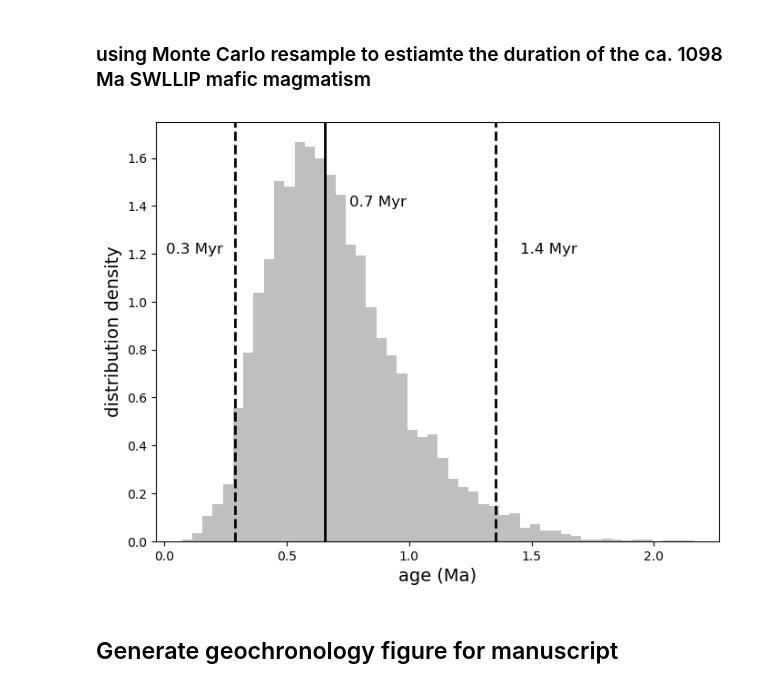
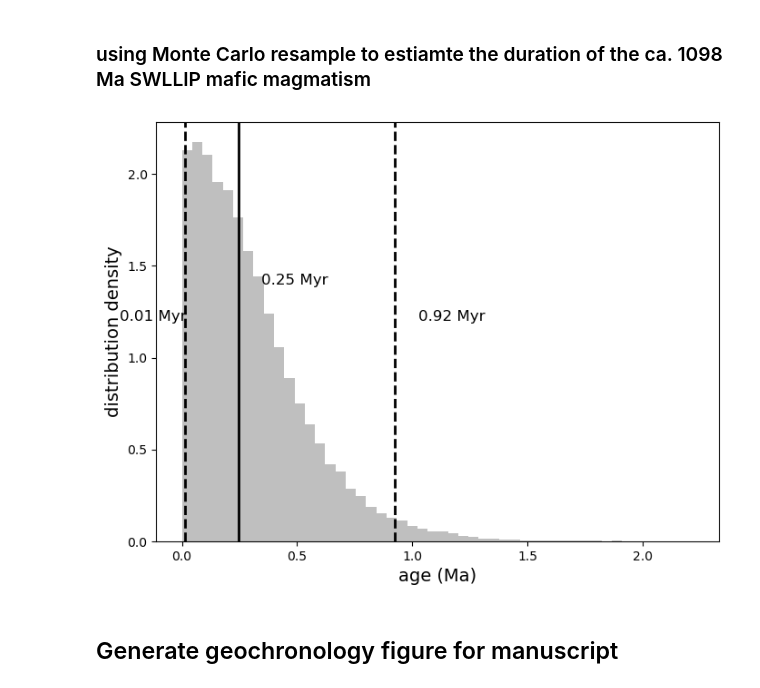
Before and after one commit to Swanson-Hysell-Group/2024_SWLLIP, a Jupyter notebook: code/SWLLIP_geochron.ipynb, the cells around one changed output. Cells and saved outputs as stored; diff of their text form; code cells hidden in the pictures.

Commit message:
update geochron plot

```diff
--- a/code/SWLLIP_geochron.ipynb
+++ b/code/SWLLIP_geochron.ipynb
@@ -483,36 +483,37 @@ Mohr2023a_data
 # %% [markdown]
 ### using Monte Carlo resample to estiamte the duration of the ca. 1098 Ma SWLLIP mafic magmatism
 # %%
-n_iteration = 10000
+n_iteration = 100000
 duration_list = []
 
 for i in range(n_iteration):
+    sub_data = Mohr2023a_data.iloc[2:].sample(n=2)
     age_list = []
-    for age, sigma in zip(Mohr2023a_data.iloc[2:]['U_Pb_sample_mean'], Mohr2023a_data.iloc[2:]['2sigma']/2):
+    for age, sigma in zip(sub_data['U_Pb_sample_mean'], sub_data['2sigma']/2):
         age_list.append(np.random.normal(age, sigma))
     duration_list.append(max(age_list)-min(age_list))
 
 lower = np.percentile(duration_list, 2.5)
 upper = np.percentile(duration_list, 97.5)
 median = np.median(duration_list)
 
 plt.figure(figsize=(8,6))
 plt.hist(duration_list, bins=50, density=True, color='grey', alpha=0.5)
 # plt.xlim(1099.5, 1097)
 plt.axvline(lower, color='black', linestyle='--', linewidth=2)
 plt.axvline(upper, color='black', linestyle='--', linewidth=2)
 plt.axvline(median, color='black', linestyle='-', linewidth=2)
-plt.text(lower-0.28, 1.2, str(round(lower,1))+' Myr', fontsize=12)
-plt.text(upper+0.1, 1.2, str(round(upper,1))+' Myr', fontsize=12)
-plt.text(median+0.1, 1.4, str(round(median,1))+' Myr', fontsize=12)
+plt.text(lower-0.28, 1.2, str(round(lower,2))+' Myr', fontsize=12)
+plt.text(upper+0.1, 1.2, str(round(upper,2))+' Myr', fontsize=12)
+plt.text(median+0.1, 1.4, str(round(median,2))+' Myr', fontsize=12)
 
 
 plt.xlabel('age (Ma)', fontsize=14)
 plt.ylabel('distribution density', fontsize=14)
-plt.savefig('../figure/SWLLIP_duration.pdf', bbox_inches='tight')
+# plt.savefig('../figure/SWLLIP_duration.pdf', bbox_inches='tight')
 plt.show()
 # %% [output]
-[figure, old version]
+[figure, new version]
 # %% [markdown]
 ## Generate geochronology figure for manuscript
 # %%
```
Also changed, not shown: parts of 4 cells of this notebook, 2 other files.
